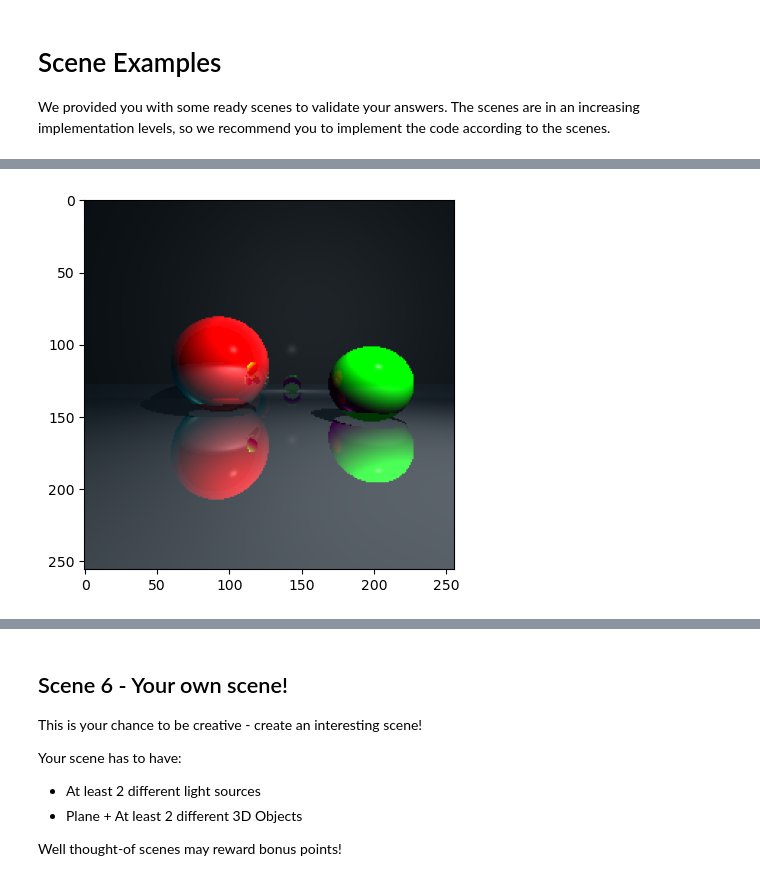
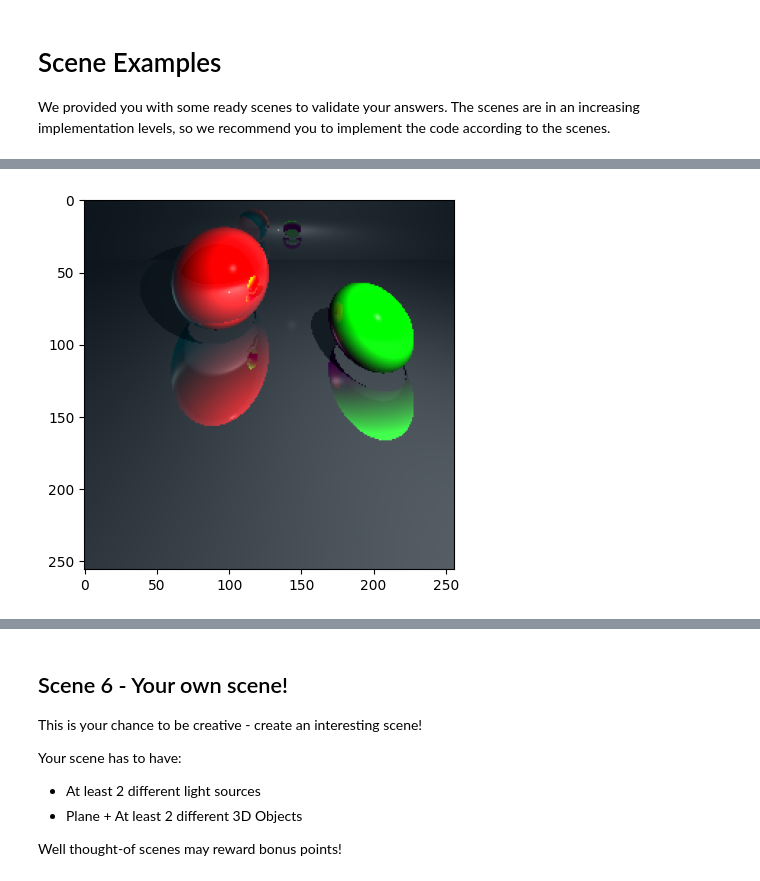
Before and after one commit to dar-levy/ray-tracing, a Jupyter notebook: Ray Tracing Assignment.ipynb, the cells around one changed output, grey strips where cells are left out. Saved outputs shown, nothing was run; the diff lists cells and outputs as text; code cells hidden in the pictures.

```diff
--- a/Ray Tracing Assignment.ipynb
+++ b/Ray Tracing Assignment.ipynb
@@ -177,31 +176,31 @@ This scene has two spheres with different colors.
 # %%
 from hw3 import *
 
 sphere_a = Sphere([-0.5, 0.2, -1],0.5)
 sphere_a.set_material([1, 0, 0], [1, 0, 0], [0.3, 0.3, 0.3], 100, 1)
 sphere_b = Sphere([0.8, 0, -0.5],0.3)
 sphere_b.set_material([0, 1, 0], [0, 1, 0], [0.3, 0.3, 0.3], 100, 0.2)
 plane = Plane([0,1,0], [0,-0.3,0])
 plane.set_material([0.2, 0.2, 0.2], [0.2, 0.2, 0.2], [1, 1, 1], 1000, 0.5)
 background = Plane([0,0,1], [0,0,-3])
 background.set_material([0.2, 0.2, 0.2], [0.2, 0.2, 0.2], [0.2, 0.2, 0.2], 1000, 0.5)
 
 
 objects = [sphere_a,sphere_b,plane,background]
 
 light = PointLight(intensity= np.array([1, 1, 1]),position=np.array([1,1.5,1]),kc=0.1,kl=0.1,kq=0.1)
 
 lights = [light]
 
 ambient = np.array([0.1,0.2,0.3])
 
-camera = np.array([0,0,1])
+camera = np.array([1,1,1])
 
 im = render_scene(camera, ambient, lights, objects, RENDER_RESOLUTION, 3)
 plt.imshow(im)
 plt.imsave('scene4.png', im)
 # %% [output]
-[figure, old version]
+[figure, new version]
 # %% [markdown]
 ## Scene 5 - Different Lighting
 This scene has 3 light sources, each one in different color, and a white background.
```
Also changed, not shown: parts of 6 cells of this notebook, 8 other files.
